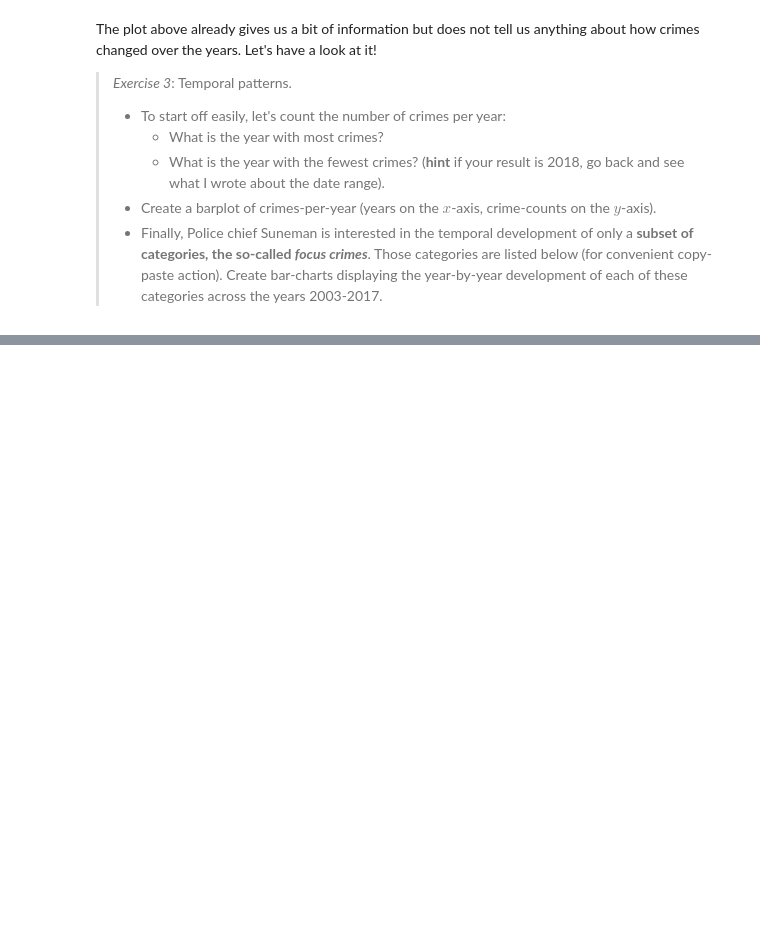
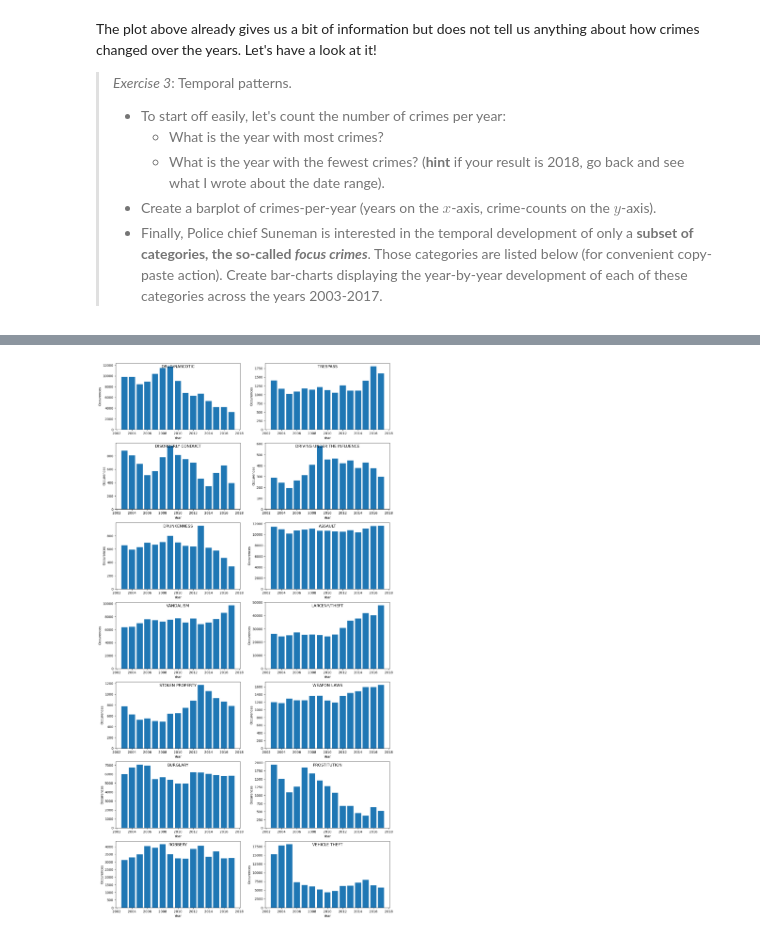
Before and after one commit to GustavHansen99/socialdata2023, a Jupyter notebook: lectures/Week1.ipynb, the cells around one changed output, grey strips where cells are left out. Saved outputs shown, nothing was run; the diff lists cells and outputs as text; code cells hidden in the pictures; blank space fills up the shorter version.

```diff
--- a/lectures/Week1.ipynb
+++ b/lectures/Week1.ipynb
@@ -140,3 +172,24 @@ focuscrimes = set(['WEAPON LAWS', 'PROSTITUTION', 'DRIVING UNDER THE INFLUENCE',
+# %%
+import matplotlib.pyplot as plt
+
+# focuscrimes bar charts year-by-year
+focuscrimes = set(['WEAPON LAWS', 'PROSTITUTION', 'DRIVING UNDER THE INFLUENCE', 'ROBBERY', 'BURGLARY', 'ASSAULT', 'DRUNKENNESS', 'DRUG/NARCOTIC', 'TRESPASS', 'LARCENY/THEFT', 'VANDALISM', 'VEHICLE THEFT', 'STOLEN PROPERTY', 'DISORDERLY CONDUCT'])
+fig, axs = plt.subplots(7, 2, figsize=(15,30))
+row_counter = 0
+column_count = 0
+for category in focuscrimes:
+    if row_counter == 7:
+        row_counter = 0
+        column_count = 1
+    data = pre_2018_data[pre_2018_data["Category"] == category]["year"].value_counts().sort_index()
+    axs[row_counter, column_count].bar(data.index, data.values)
+    axs[row_counter, column_count].set_title(category, y=1.0, pad=-14)
+    axs[row_counter, column_count].set_ylabel("Occurences")
+    axs[row_counter, column_count].set_xlabel("Year")
+
+    row_counter += 1
+# %% [output]
+[figure, added]
 # %% [markdown]
 My plot looks like this for the 14 focus crimes:
 
```
Also changed, not shown: parts of 4 cells of this notebook.
